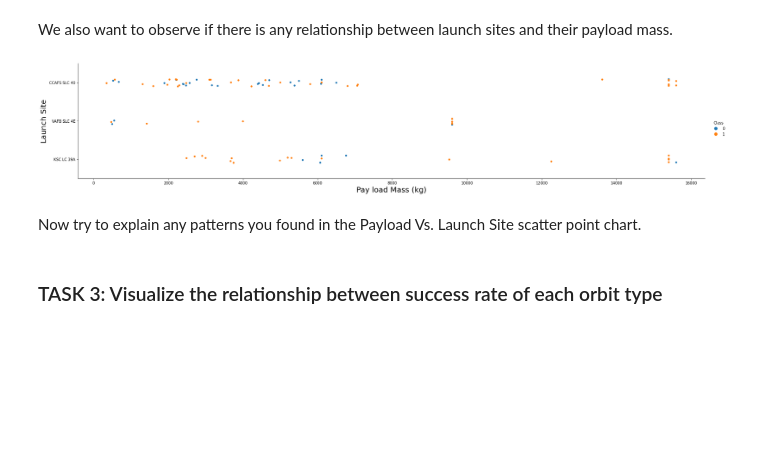
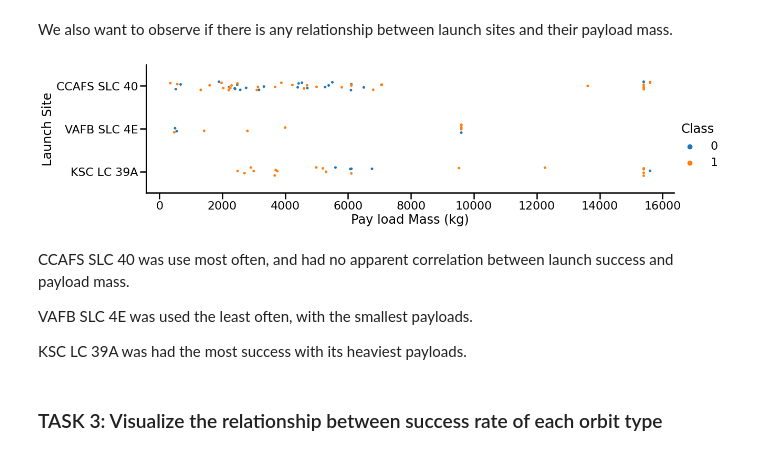
Before and after one commit to staceybellerose/data_science_capstone, a Jupyter notebook: Exploratory Analysis with Data Visualization.ipynb, the cells around one changed output. Saved outputs shown, nothing was run; the diff lists cells and outputs as text; code cells hidden in the pictures; blank space fills up the shorter version.

```diff
--- a/Exploratory Analysis with Data Visualization.ipynb
+++ b/Exploratory Analysis with Data Visualization.ipynb
@@ -68,8 +68,10 @@ First, let's try to see how the `FlightNumber` (indicating the continuous launch
 
 We can plot out the <code>FlightNumber</code> vs. <code>PayloadMass</code>and overlay the outcome of the launch. We see that as the flight number increases, the first stage is more likely to land successfully. The payload mass is also important; it seems the more massive the payload, the less likely the first stage will return.
 # %%
+sns.set_context("poster")
 sns.catplot(y="PayloadMass", x="FlightNumber", hue="Class", data=df, aspect = 5)
-plt.xlabel("Flight Number",fontsize=20)
-plt.ylabel("Pay load Mass (kg)",fontsize=20)
+plt.xticks([20,40,60,80],[20,40,60,80])
+plt.xlabel("Flight Number")
+plt.ylabel("Pay load Mass (kg)")
 plt.show()
 # %% [output]
@@ -98,14 +103,19 @@ Now try to explain the patterns you found in the Flight Number vs. Launch Site s
 We also want to observe if there is any relationship between launch sites and their payload mass.
 # %%
 # Plot a scatter point chart with x axis to be Pay Load Mass (kg) and y axis to be the launch site, and hue to be the class value
-sns.catplot(y="LaunchSite", x="PayloadMass", hue="Class", data=df, aspect = 5)
-plt.ylabel("Launch Site",fontsize=20)
-plt.xlabel("Pay load Mass (kg)",fontsize=20)
+sns.catplot(y="LaunchSite", x="PayloadMass", hue="Class", data=df, aspect = 3.5)
+plt.xticks([0,2000,4000,6000,8000,10000,12000,14000,16000],[0,2000,4000,6000,8000,10000,12000,14000,16000])
+plt.ylabel("Launch Site")
+plt.xlabel("Pay load Mass (kg)")
 plt.show()
 # %% [output]
-[figure, old version]
+[figure, new version]
-# %% [markdown]
-Now try to explain any patterns you found in the Payload Vs. Launch Site scatter point chart.
+# %% [markdown]
+CCAFS SLC 40 was use most often, and had no apparent correlation between launch success and payload mass.
+
+VAFB SLC 4E was used the least often, with the smallest payloads.
+
+KSC LC 39A was had the most success with its heaviest payloads.
 # %% [markdown]
 ### TASK  3: Visualize the relationship between success rate of each orbit type
 # %% [markdown]
```
Also changed, not shown: parts of 12 cells of this notebook.
